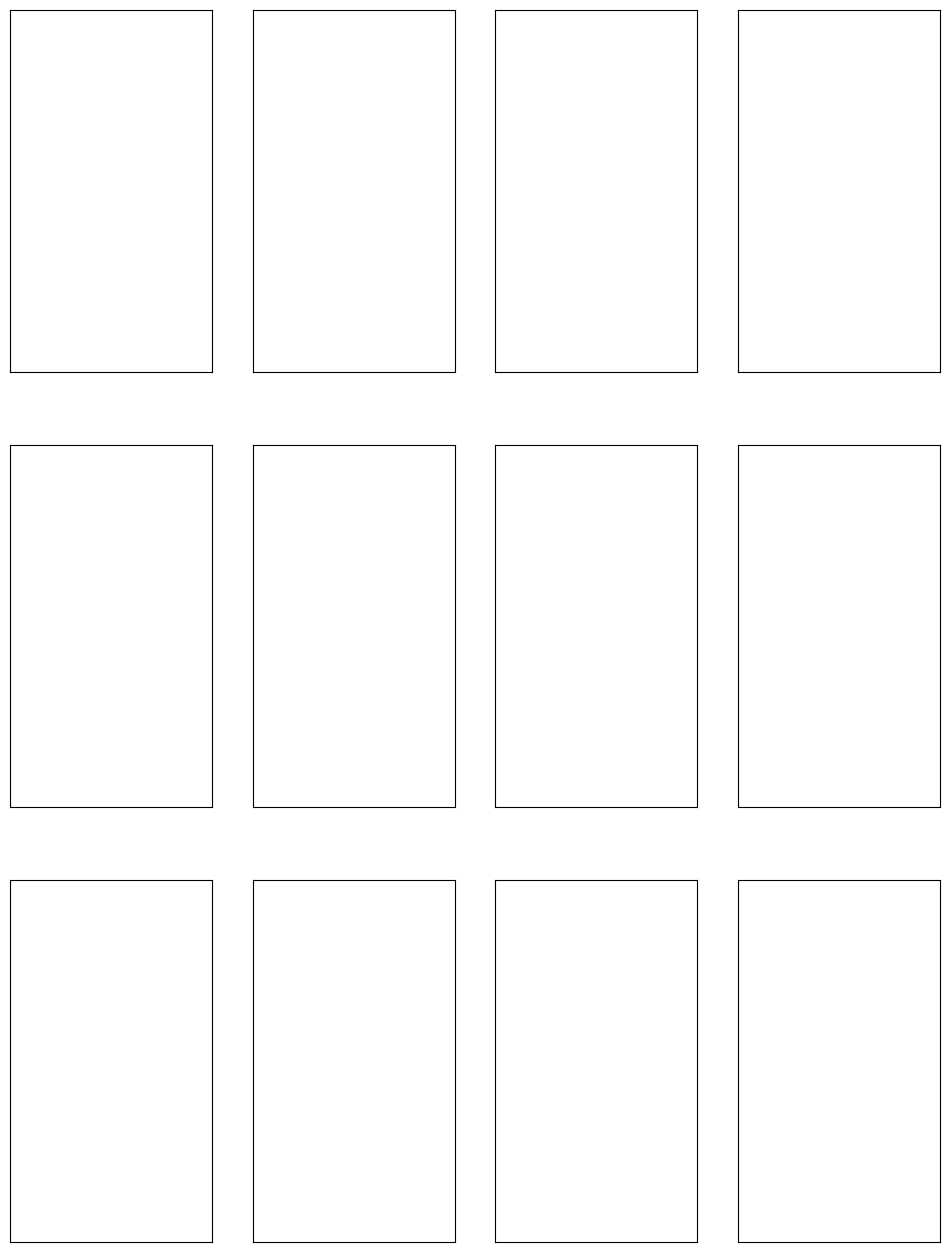
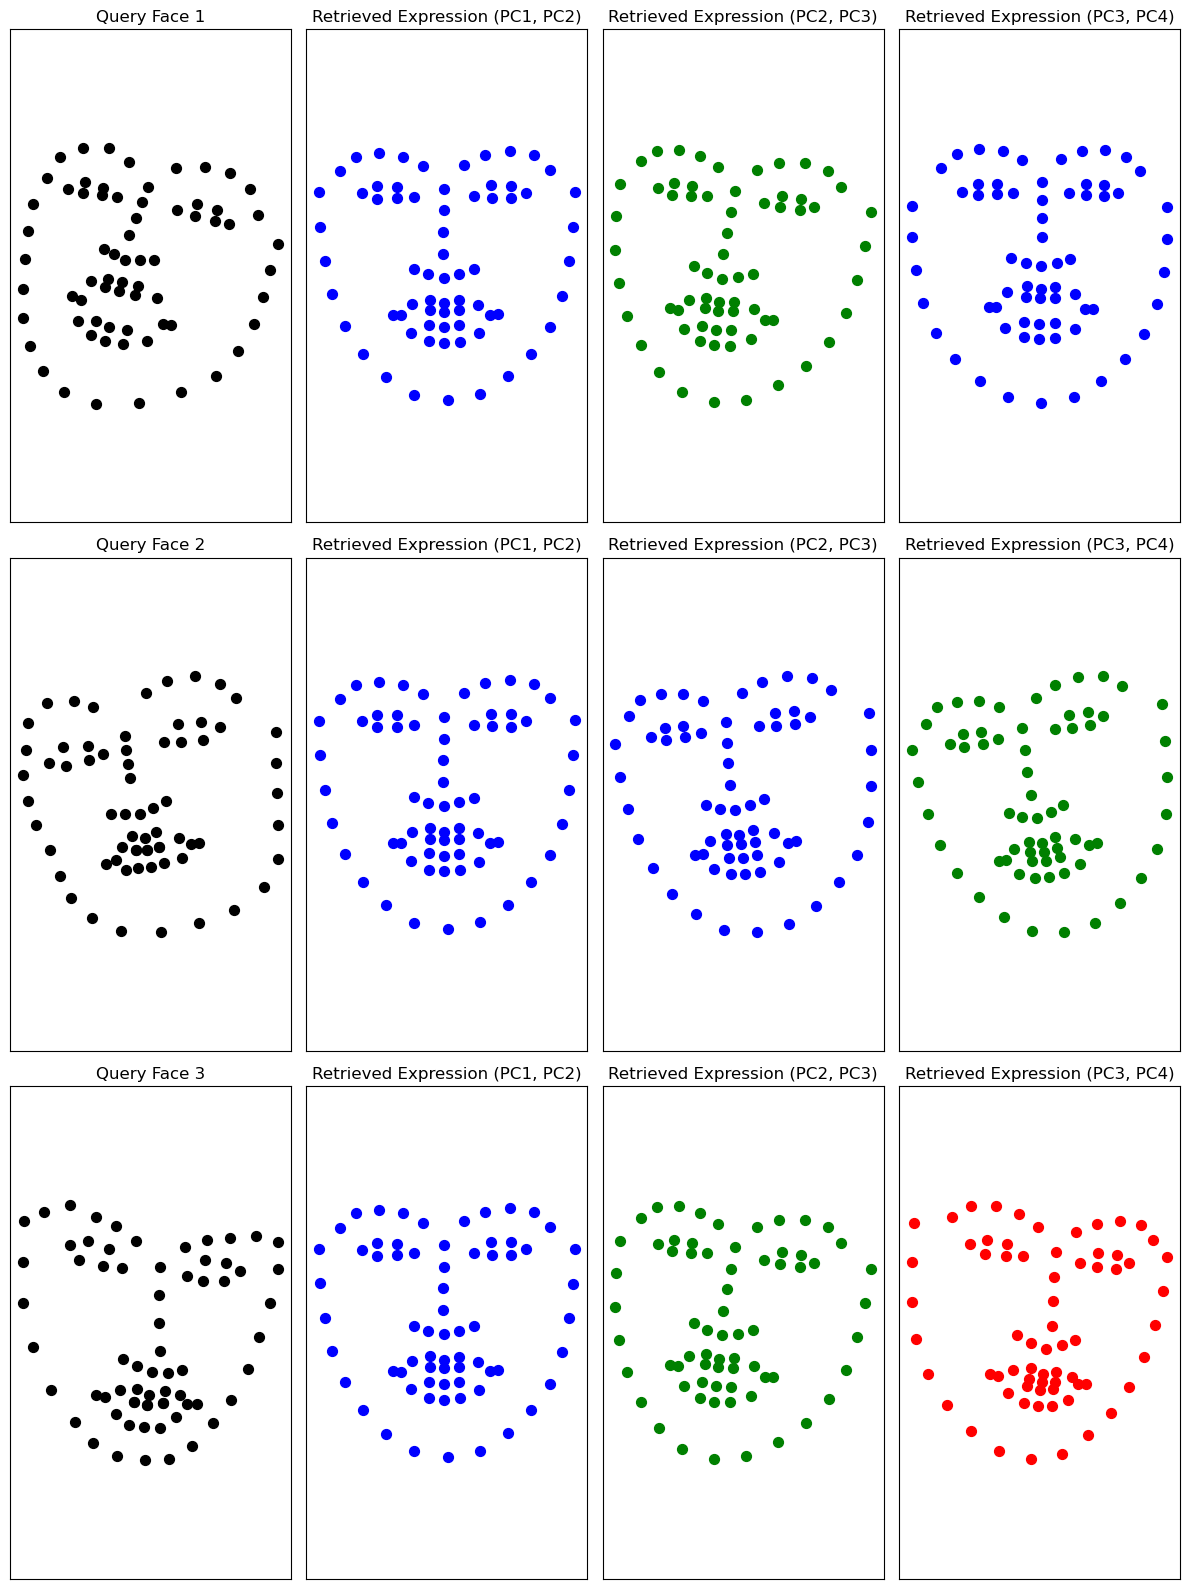
The notebook cell's code change between the first figure and the second:
--- before
+++ after
@@ -33,6 +33,4 @@
     
 colors = ['blue', 'red', 'green']
-
-fig, axes = plt.subplots(3, 4, figsize=(12, 16))
 
 for row in range(3):

Commit: actually addeding my changes